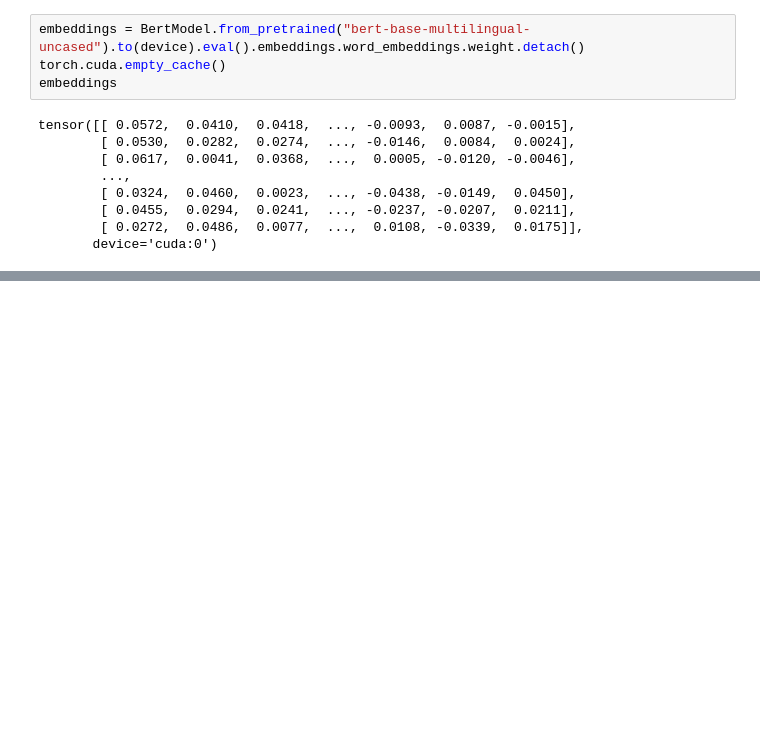
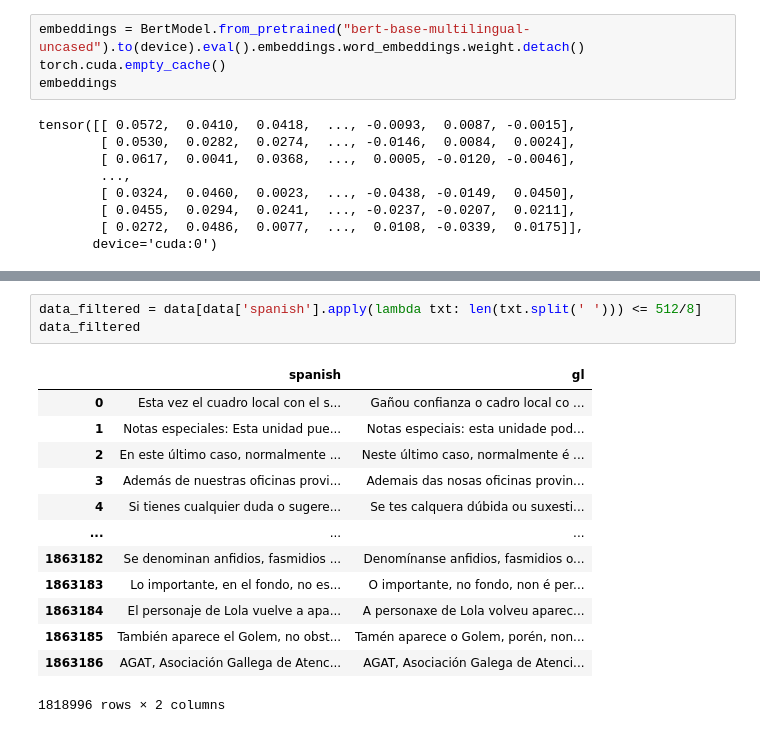
Before and after one commit to aaronbernal28/lunfardo-translator, a Jupyter notebook: codebase/noteboooks/explotation.ipynb, the cells around one changed output, grey strips where cells are left out. Cells and saved outputs as stored; diff of their text form; blank space fills up the shorter version.

```diff
--- a/codebase/noteboooks/explotation.ipynb
+++ b/codebase/noteboooks/explotation.ipynb
@@ -163,0 +254,17 @@ tensor([[ 0.0572,  0.0410,  0.0418,  ..., -0.0093,  0.0087, -0.0015],
+# %%
+data_filtered = data[data['spanish'].apply(lambda txt: len(txt.split(' '))) <= 512/8]
+data_filtered
+# %% [output]
+|  | spanish | gl |
+| 0 | Esta vez el cuadro local con el s... | Gañou confianza o cadro local co ... |
+| 1 | Notas especiales: Esta unidad pue... | Notas especiais: esta unidade pod... |
+| 2 | En este último caso, normalmente ... | Neste último caso, normalmente é ... |
+| 3 | Además de nuestras oficinas provi... | Ademais das nosas oficinas provin... |
+| 4 | Si tienes cualquier duda o sugere... | Se tes calquera dúbida ou suxesti... |
+| ... | ... | ... |
+| 1863182 | Se denominan anfidios, fasmidios ... | Denomínanse anfidios, fasmidios o... |
+| 1863183 | Lo importante, en el fondo, no es... | O importante, no fondo, non é per... |
+| 1863184 | El personaje de Lola vuelve a apa... | A personaxe de Lola volveu aparec... |
+| 1863185 | También aparece el Golem, no obst... | Tamén aparece o Golem, porén, non... |
+| 1863186 | AGAT, Asociación Gallega de Atenc... | AGAT, Asociación Galega de Atenci... |
+1818996 rows × 2 columns
```
Also changed, not shown: parts of 16 cells of this notebook, 8 other files.
